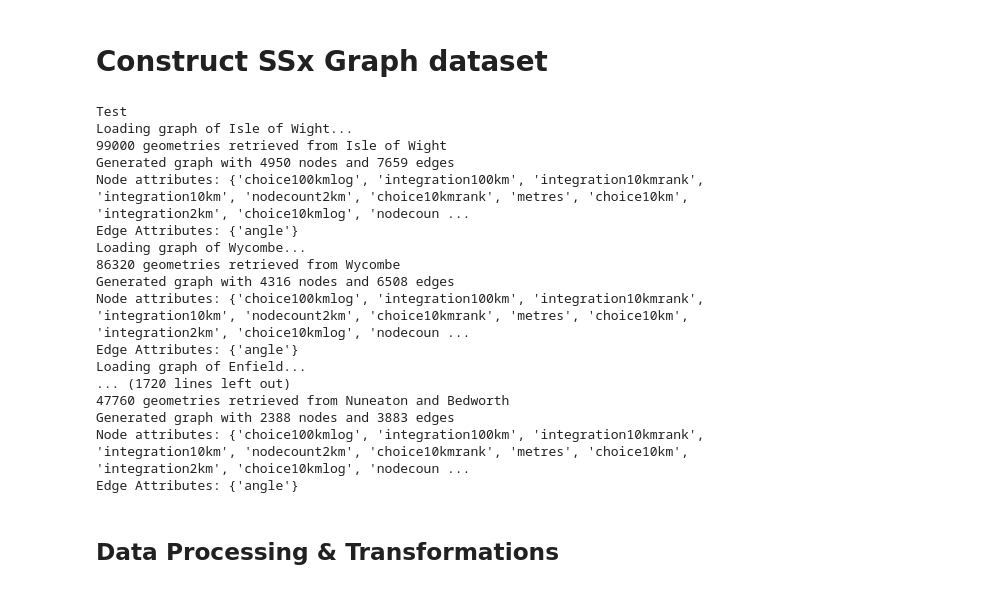
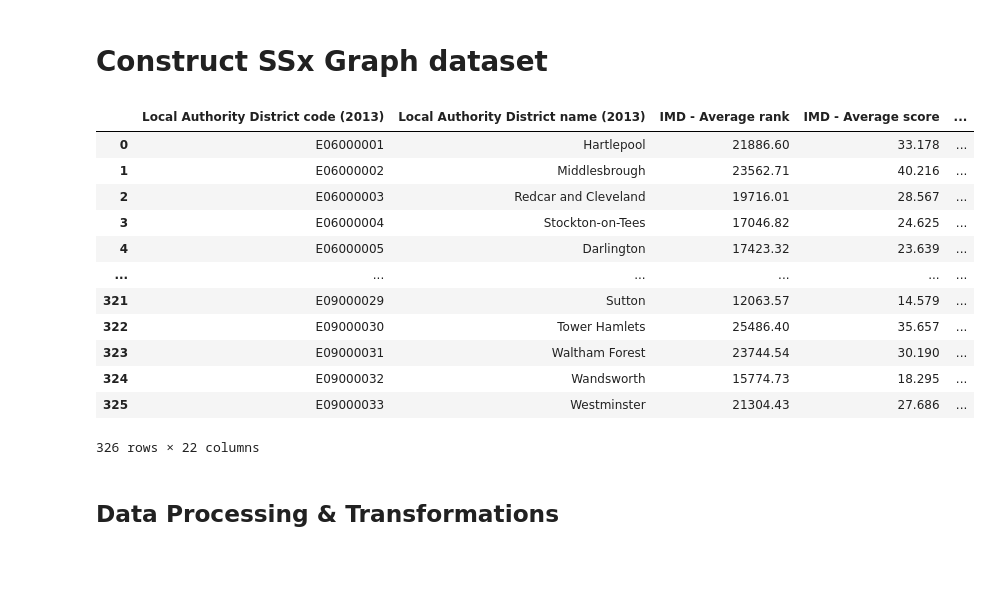
Before and after one commit to wilsoncwc/predicting-choice, a Jupyter notebook: predicting-cities.ipynb, the cells around one changed output. Saved outputs shown, nothing was run; the diff lists cells and outputs as text; code cells hidden in the pictures; blank space fills up the shorter version.

```diff
--- a/predicting-cities.ipynb
+++ b/predicting-cities.ipynb
@@ -292,53 +299,81 @@ def load_city_cluster_df():
     df = df[['Code', 'Name', 'Supergroup Code', 'Group Code', 'Subgroup Code']]
 
     # Remove last two lines (empty rows)
     df = df[:-2]
 
     # Unmerge London/Westminster and Cornwall/Isles of Scilly
     lon_wes_row = df.query('Name == "City of London/Westminster"')
     corn_isles_row = df.query('Name == "Cornwall/Isles of Scilly"')
     df = pd.concat([df, split_row(lon_wes_row), split_row(corn_isles_row)])
 
     # Turn categorical data into numeric
     df['Supergroup Code'] = df['Supergroup Code'].astype('category')
     df['Group Code'] = df['Group Code'].astype('category')
     df['Subgroup Code'] = df['Subgroup Code'].astype('category')
     cat_columns = df.select_dtypes(['category']).columns
     df[cat_columns] = df[cat_columns].apply(lambda x: x.cat.codes)
     # subtract one to make it 0 indexed
 
     return df
 
 def load_gva_df():
     gva_df = pd.read_excel('datasets/regionalgvaibylainuk.xls', sheet_name='Total GVA', header=2)
     return gva_df
 
+def load_deprivation_df():
+    sheets_and_cols = {
+        'IMD': 'IMD',
+        'Income': 'Income',
+        'Employment': 'Employment',
+        'Education': 'Education, Skills and Training',
+        'Health': 'Health Deprivation and Disability',
+        'Crime': 'Crime',
+        'Barriers': 'Barriers to Housing and Services',
+        'Living': 'Living Environment',
+        'IDACI': 'Income Deprivation Affecting Children Index (IDACI)',
+        'IDAOPI': 'Income Deprivation Affecting Older People (IDAOPI)',
+    }
+    id_cols = ['Local Authority District code (2013)', 'Local Authority District name (2013)']
+    dep_metrics = ['Average rank', 'Average score']
+
+    out_df = None
+    for sheet in sheets_and_cols:
+        dep_df = pd.read_excel('datasets/File_10_ID2015_Local_Authority_District_Summaries.xlsx',
+                               sheet_name=sheet, header=0)
+        cols_to_read = id_cols + [f'{sheets_and_cols[sheet]} - {metric}' for metric in dep_metrics]
+        dep_df = dep_df[cols_to_read]
+        if out_df is not None:
+            out_df = out_df.merge(dep_df, on=id_cols)
+        else:
+            out_df = dep_df
+    return out_df
+
+
 
 # gva_data_list = load_graphs(load_gva_df(), 'LA_name', target_attrs=[2015])
 # torch.save(gva_data_list, 'datasets/ssx_gva_dataset.pt')
 
-city_cluster_data_list = load_graphs(load_city_cluster_df(), 'Name', feature_fields=all_feature_fields,
-                            target_attrs=['Supergroup Code', 'Group Code', 'Subgroup Code'])
+# city_cluster_data_list = load_graphs(load_city_cluster_df(), 'Name', feature_fields=all_feature_fields,
+#                             target_attrs=['Supergroup Code', 'Group Code', 'Subgroup Code'])
 
-torch.save(city_cluster_data_list, 'datasets/ssx_cities_dataset_norm.pt')
+# torch.save(city_cluster_data_list, 'datasets/ssx_cities_dataset_norm.pt')
+
+df = load_deprivation_df()
+df
 # %% [output]
+|  | Local Authority District code (2013) | Local Authority District name (2013) | IMD - Average rank | IMD - Average score | ... |
+| 0 | E06000001 | Hartlepool | 21886.60 | 33.178 | ... |
+| 1 | E06000002 | Middlesbrough | 23562.71 | 40.216 | ... |
+| 2 | E06000003 | Redcar and Cleveland | 19716.01 | 28.567 | ... |
+| 3 | E06000004 | Stockton-on-Tees | 17046.82 | 24.625 | ... |
+| 4 | E06000005 | Darlington | 17423.32 | 23.639 | ... |
+| ... | ... | ... | ... | ... | ... |
+| 321 | E09000029 | Sutton | 12063.57 | 14.579 | ... |
+| 322 | E09000030 | Tower Hamlets | 25486.40 | 35.657 | ... |
+| 323 | E09000031 | Waltham Forest | 23744.54 | 30.190 | ... |
+| 324 | E09000032 | Wandsworth | 15774.73 | 18.295 | ... |
+| 325 | E09000033 | Westminster | 21304.43 | 27.686 | ... |
-Test
-Loading graph of Isle of Wight...
-99000 geometries retrieved from Isle of Wight
-Generated graph with 4950 nodes and 7659 edges
-Node attributes: {'choice100kmlog', 'integration100km', 'integration10kmrank', 'integration10km', 'nodecount2km', 'choice10kmrank', 'metres', 'choice10km', 'integration2km', 'choice10kmlog', 'nodecoun ...
-Edge Attributes: {'angle'}
-Loading graph of Wycombe...
-86320 geometries retrieved from Wycombe
-Generated graph with 4316 nodes and 6508 edges
-Node attributes: {'choice100kmlog', 'integration100km', 'integration10kmrank', 'integration10km', 'nodecount2km', 'choice10kmrank', 'metres', 'choice10km', 'integration2km', 'choice10kmlog', 'nodecoun ...
-Edge Attributes: {'angle'}
-Loading graph of Enfield...
-... (1720 lines left out)
-47760 geometries retrieved from Nuneaton and Bedworth
-Generated graph with 2388 nodes and 3883 edges
-Node attributes: {'choice100kmlog', 'integration100km', 'integration10kmrank', 'integration10km', 'nodecount2km', 'choice10kmrank', 'metres', 'choice10km', 'integration2km', 'choice10kmlog', 'nodecoun ...
-Edge Attributes: {'angle'}
+326 rows × 22 columns
 # %% [markdown]
 ## Data Processing & Transformations
 # %%
```
Also changed, not shown: parts of 8 cells of this notebook, 5 other files.
